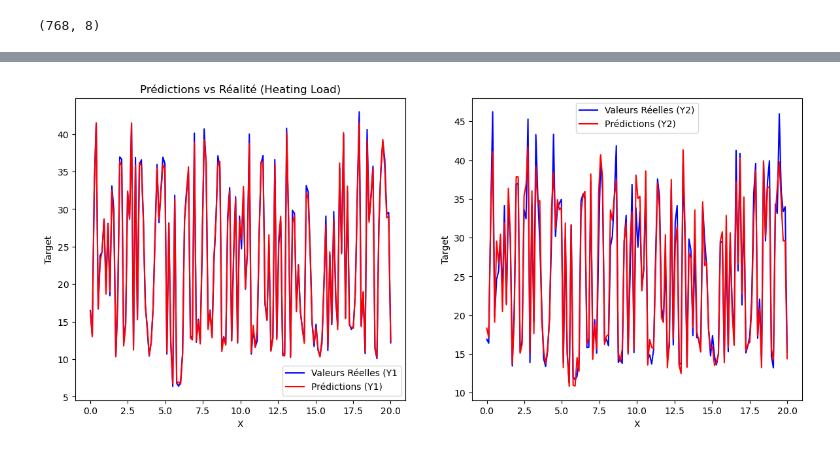
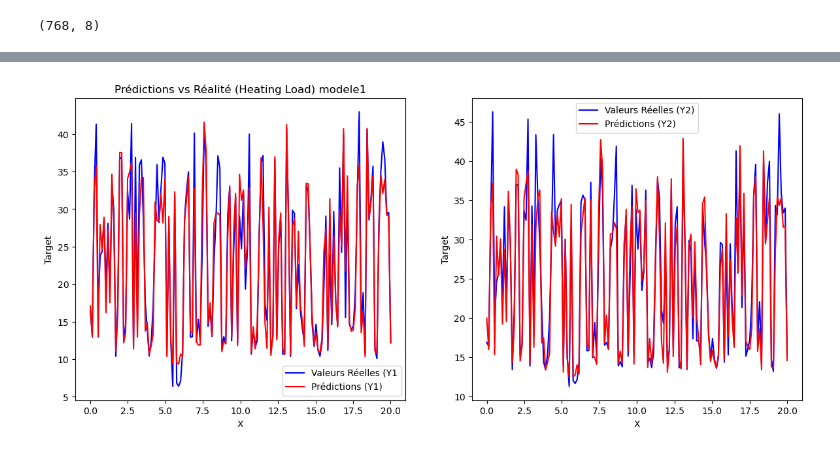
Before and after one commit to bakirmohammed1234/Prediction_Efficacite_Energetique_Batiments, a Jupyter notebook: PrédictionEfficacitéÉnergétiqueBâtiments.ipynb, the cells around one changed output, grey strips where cells are left out. Cells and saved outputs as stored; diff of their text form; code cells hidden in the pictures.

Commit message:
ajouter visual pour mse et comparer mon modele avec autre

```diff
--- a/PrédictionEfficacitéÉnergétiqueBâtiments.ipynb
+++ b/PrédictionEfficacitéÉnergétiqueBâtiments.ipynb
@@ -81,3 +85,6 @@ y1_pred : [16.38914536 13.00572637 32.76793843 41.50125159 16.76769978 23.016165
+# %%
+para1=devideY(y_test,y_predM1 )
+para2=devideY(y_test,y_predM2 )
 # %%
 #y1_pred = bp.predict(X_test)
 #y2_pred = bp2.predict(X_test)
@@ -104,22 +111,26 @@ R²2: 0.9519373345487916
 # %%
-valeurs = np.linspace(0, 20, 154)
-plt.figure(figsize=(30, 6))
-plt.subplot(141)
-#plt.scatter(y1_test, y1_pred)
-plt.xlabel("X")
-plt.ylabel("Target")
-plt.title("Prédictions vs Réalité (Heating Load)")
-plt.plot(valeurs, y1_test, color='blue',label="Valeurs Réelles (Y1")
-plt.plot(valeurs, y1_pred ,color='red',label="Prédictions (Y1)")
-plt.legend()
-plt.subplot(142)
-#plt.scatter(y2_test, y2_pred)
-plt.xlabel("X")
-plt.ylabel("Target")
-#plt.title("Prédictions vs Réalité ( Cooling Load )")
-plt.plot(valeurs, y2_test, color='blue',label="Valeurs Réelles (Y2)")
-plt.plot(valeurs, y2_pred, color='red',label="Prédictions (Y2)")
-plt.legend()
-plt.show()
+def visualisationYpEtYT(y1_test,y2_test,y1_pred,y2_pred,string):
+
+    valeurs = np.linspace(0, 20, 154)
+    plt.figure(figsize=(30, 6))
+    plt.subplot(141)
+    #plt.scatter(y1_test, y1_pred)
+    plt.xlabel("X")
+    plt.ylabel("Target")
+    plt.title(f"Prédictions vs Réalité (Heating Load) {string}")
+    plt.plot(valeurs, y1_test, color='blue',label="Valeurs Réelles (Y1")
+    plt.plot(valeurs, y1_pred ,color='red',label="Prédictions (Y1)")
+    plt.legend()
+    plt.subplot(142)
+    #plt.scatter(y2_test, y2_pred)
+    plt.xlabel("X")
+    plt.ylabel("Target")
+    #plt.title("Prédictions vs Réalité ( Cooling Load )")
+    plt.plot(valeurs, y2_test, color='blue',label="Valeurs Réelles (Y2)")
+    plt.plot(valeurs, y2_pred, color='red',label="Prédictions (Y2)")
+    plt.legend()
+    plt.show()
-# %% [output]
-[figure, removed]
+# %%
+visualisationYpEtYT(para1["y1_test"],para1["y2_test"],para1["y1_pred"],para1["y2_pred"],"modele1")
+# %% [output]
+[figure, added]
```
Also changed, not shown: parts of 12 cells of this notebook.
